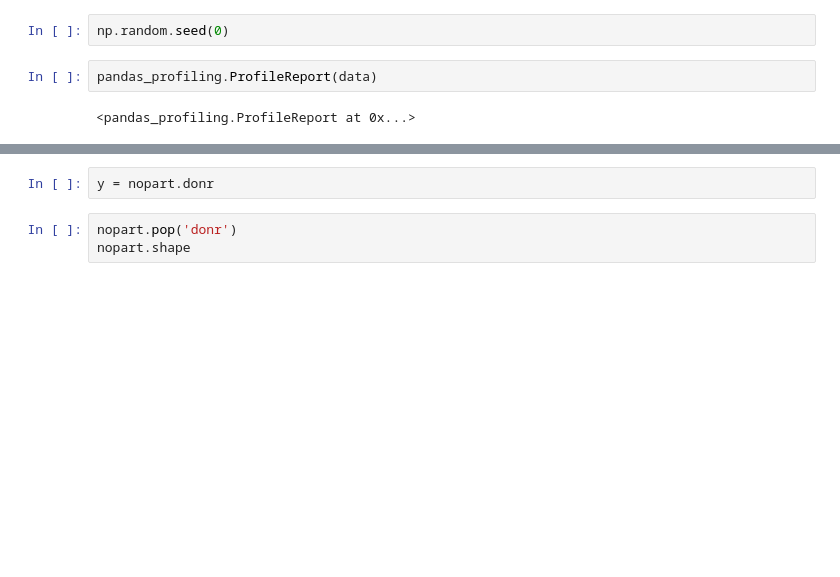
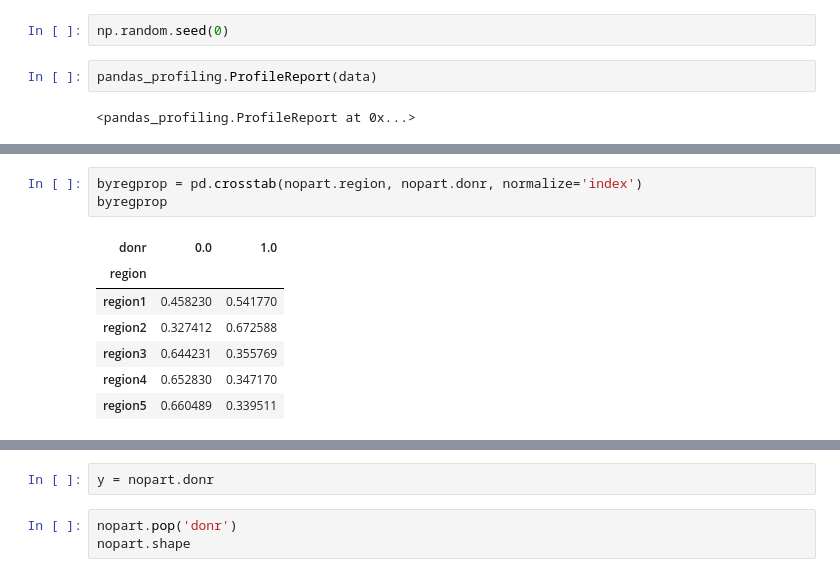
Before and after one commit to jfavole/genericanalysis, a Jupyter notebook: genericclassifiermethod.ipynb, the cells around one changed output, grey strips where cells are left out. Cells and saved outputs as stored; diff of their text form; blank space fills up the shorter version.

```diff
--- a/genericclassifiermethod.ipynb
+++ b/genericclassifiermethod.ipynb
@@ -34,0 +68,11 @@ nopart.shape
+# %%
+byregprop = pd.crosstab(nopart.region, nopart.donr, normalize='index')
+byregprop
+# %% [output]
+| donr | 0.0 | 1.0 |
+| region |  |  |
+| region1 | 0.458230 | 0.541770 |
+| region2 | 0.327412 | 0.672588 |
+| region3 | 0.644231 | 0.355769 |
+| region4 | 0.652830 | 0.347170 |
+| region5 | 0.660489 | 0.339511 |
```
Also changed, not shown: parts of 28 cells of this notebook, 3 other files.
